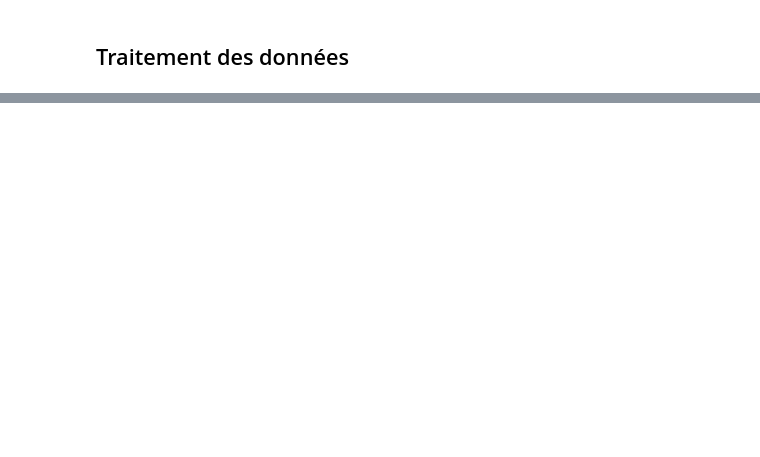
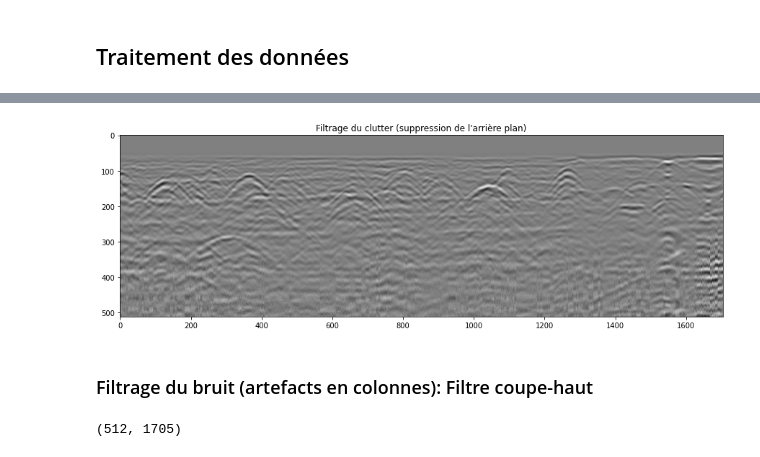
Before and after one commit to MerlinSchoose/tnsi-project, a Jupyter notebook: Examen_TNS_2021_2022.ipynb, the cells around one changed output, grey strips where cells are left out. Saved outputs shown, nothing was run; the diff lists cells and outputs as text; code cells hidden in the pictures; blank space fills up the shorter version.

```diff
--- a/Examen_TNS_2021_2022.ipynb
+++ b/Examen_TNS_2021_2022.ipynb
@@ -61,0 +109,11 @@ A faire selon l'axe temporel et l'axe spatial en 1D
+# %%
+plot_radargram(bs - bs_mean, "Filtrage du clutter (suppression de l'arrière plan)")
+# %% [output]
+[figure, added]
+# %% [markdown]
+### Filtrage du bruit (artefacts en colonnes): Filtre coupe-haut
+# %%
+bs_filtered = np.array([ndimage.uniform_filter(bs[:, i], size=5) for i in range(bs.shape[1])]).T
+print(bs_filtered.shape)
+# %% [output]
+(512, 1705)
```
Also changed, not shown: parts of 12 cells of this notebook.
